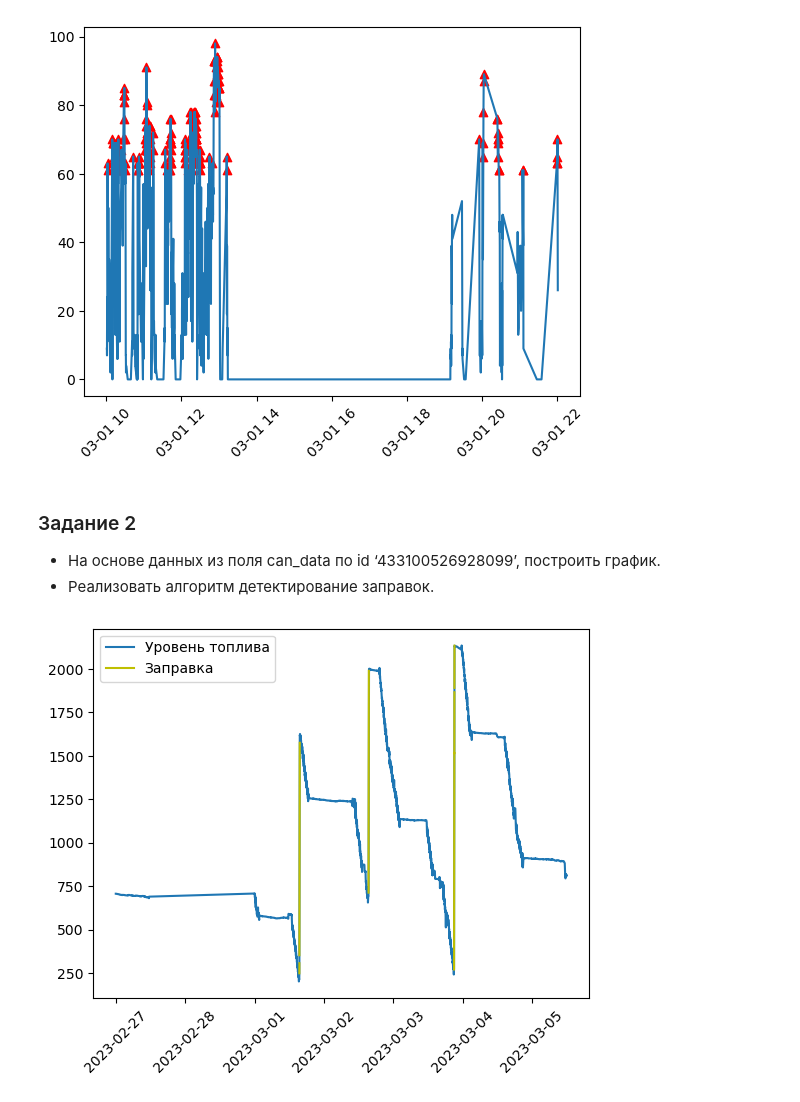
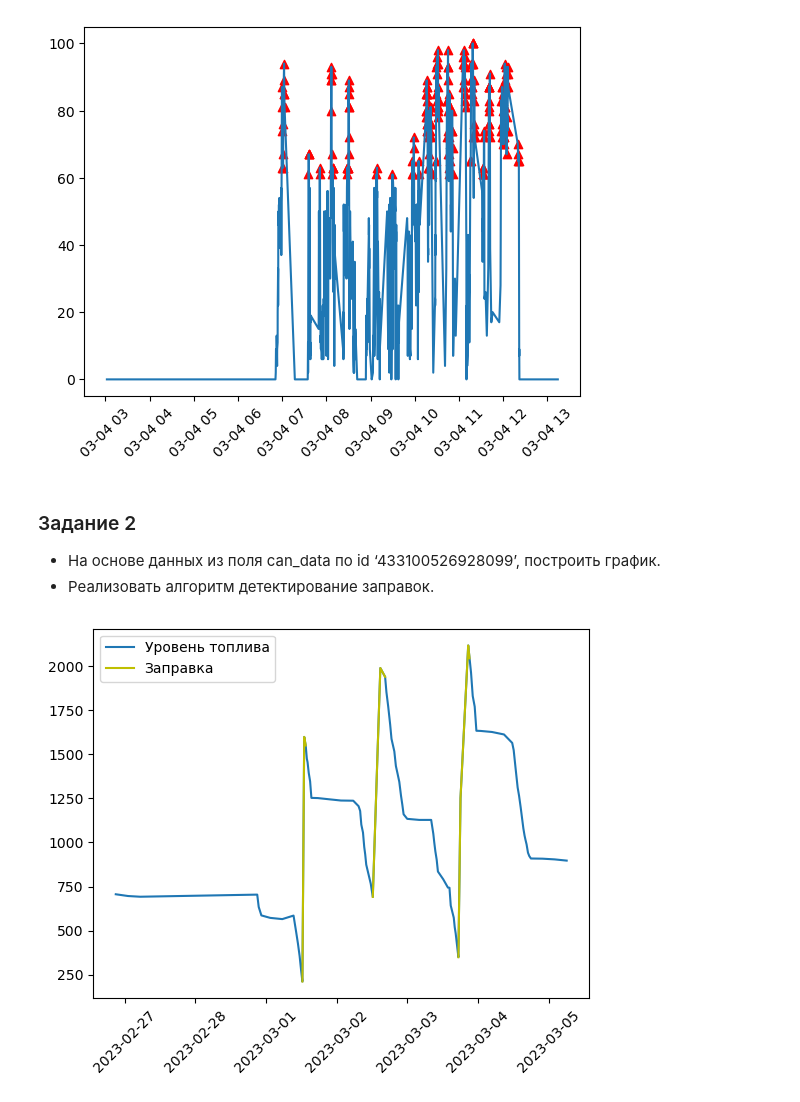
Before and after one commit to Kozlan-TA/Algs, a Jupyter notebook: Lesson10_data/Lesson10.ipynb, the cells around one changed output. Saved outputs shown, nothing was run; the diff lists cells and outputs as text; code cells hidden in the pictures.

```diff
--- a/Lesson10_data/Lesson10.ipynb
+++ b/Lesson10_data/Lesson10.ipynb
@@ -49,7 +50,7 @@ class ConnectDB():
         return [dict((self.__cursor.description[i][0], value) for i, value in enumerate(row)) for row in self.__cursor.fetchall()]
 
     def get_data_can(self):
-        self.__cursor.execute("select timestamp, can_data from messages where terminal_id='433100526928099'")
+        self.__cursor.execute("select timestamp, can_data, speed from messages where terminal_id='433100526928099'") # 433100526928099 433019520494099
         return [dict((self.__cursor.description[i][0], value) for i, value in enumerate(row)) for row in self.__cursor.fetchall()]
 # %%
 with ConnectDB(database = database, user = user, password = password) as connect:
@@ -68,44 +69,49 @@ plt.scatter(x[y > 60], y[y > 60], color = "r", marker = "^")
 plt.xticks(rotation = 45)
 plt.show()
 # %% [output]
-[figure, old version]
+[figure, new version]
 # %% [markdown]
 ### Задание 2
 - На основе данных из поля can_data по id ‘433100526928099’, построить график.
 - Реализовать алгоритм детектирование заправок.
-# %%
-with ConnectDB(database = database, user = user, password = password) as connect:
-    x, y = [], []
-    for i in connect.get_data_can():
-        x.append(datetime.fromtimestamp(i["timestamp"]))#.strftime("%Y.%m.%d %H:%M:%S"))
-        y.append(i["can_data"]["LLS_0"])
-
-    x, y = np.array(x, dtype = np.datetime64), np.array(y, dtype = float)
-
-    x_order = x.argsort()
-    x, y = x[x_order], y[x_order]
 # %%
+with ConnectDB(database = database, user = user, password = password) as connect:
+    x, y, speed = [], [], []
+    for i in connect.get_data_can():
+        x.append(i["timestamp"])#.strftime("%Y.%m.%d %H:%M:%S"))
+        y.append(i["can_data"]["LLS_0"])
+        speed.append(i["speed"])
+
+    x, y = np.array(x), np.array(y, dtype = float)
+
+    x_order = x.argsort()
+    x, y = x[x_order], y[x_order]
+
+m = np.zeros_like(x, dtype=bool) # Из 19тыс данных примерно 11 - дубликаты по временной метке
+m[np.unique(x, return_index=True)[1]] = True
+x, y = x[m], y[m]
+
+f = interpolate.interp1d(x, y, kind = "quadratic")
+x = x[::100]
+y = f(x)
+
 diff = y[1:] - y[:-1]
 mask = np.full(x.size - 1, False)
 for i in range(len(diff)):
-    if diff[i] > 50:
+    if diff[i] > 20:
         mask[i] = True
         mask[i - 1] = True
         mask[i + 1] = True
 
-"""
-Есть чуть более кривой вариант и быстрый вариант сделать задачу, но он 'съедает' часть точек
-plt.plot(x[1:][diff > 50], y[1:][diff > 50], color = "r")
-"""
+x = np.array(x, dtype = np.datetime64) # Интерполяция работает только с числами (с datetime не работает)
 
 masked_x = x.copy()[1:]
 masked_x[~mask] = np.datetime64("NaT") # Для разрыва в функциях
-
 plt.plot(x, y, label = "Уровень топлива")
 plt.plot(masked_x, y[1:], color = "y", label = "Заправка")
 
 plt.xticks(rotation = 45)
 plt.legend()
 plt.show()
 # %% [output]
-[figure, old version]
+[figure, new version]
```
Also changed, not shown: parts of 1 cell of this notebook, 4 other files.
